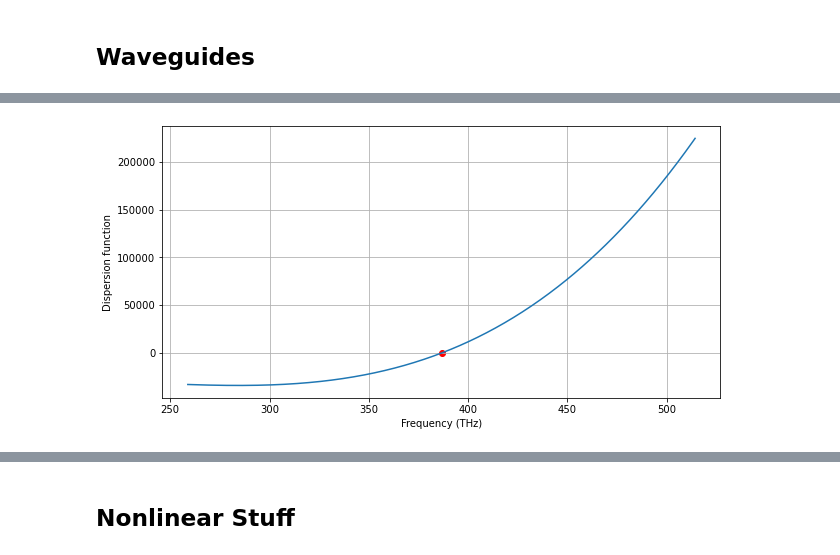
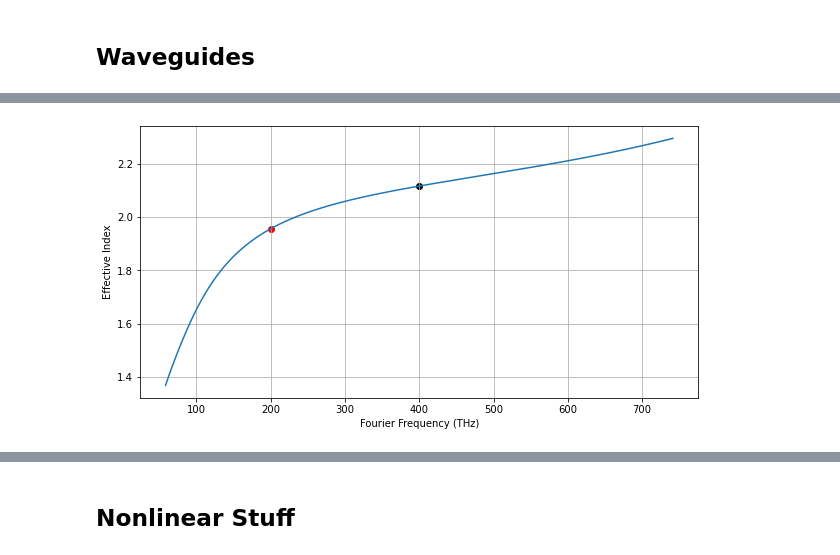
Before and after one commit to ledezmaluism/snow, a Jupyter notebook: Notebooks/SCG_2.ipynb, the cells around one changed output, grey strips where cells are left out. Saved outputs shown, nothing was run; the diff lists cells and outputs as text; code cells hidden in the pictures.

```diff
--- a/Notebooks/SCG_2.ipynb
+++ b/Notebooks/SCG_2.ipynb
@@ -221,15 +144,34 @@ Central Frequency = 386.829 THz
-# %%
-beta_2 = 2*pi*f_2*neff_2/c
-beta_2_0 = 2*pi*f0_2*n0_2/c
-
-K2 = beta_2 - beta_2_0 - 2*pi*f/vref
-
-plt.plot(f_2*1e-12, K2)
-plt.scatter(f0_2*1e-12, K2[n0_index_2], c='r');
-plt.xlabel('Frequency (THz)');
-plt.ylabel('Dispersion function');
-plt.grid()
-
-# D2 = np.exp(1j*K2)
-# %% [output]
-[figure, removed]
+# %%
+def get_waveguide_dispersion():
+    #Waveguide geometry
+    etch = 0.35
+    hridge = 0.7
+    hslab = hridge - etch
+    wridge = 1.5
+
+    #Effective index calculation
+    neff = np.zeros(f.shape)
+    for kf in range(f.size):
+        freq = f[kf] + f_ref
+        wl = c/freq*1e6 #Wavelength in microns
+
+        #Material properties (frequency dependent)
+        n0 = 1
+        nLN = materials.refractive_index('LN_MgO_e', wl)
+        nSiO2 = materials.refractive_index('SiO2', wl)
+
+        neff[kf] = waveguides.neff_ridge(wl, nridge=nLN, nbox=nSiO2, nclad=n0, w=wridge, h=hridge, hslab=hslab)
+
+    return neff
+
+neff = get_waveguide_dispersion()
+# %%
+plt.rcParams['figure.figsize'] = [10, 5]
+plt.plot(fftshift(f+f_ref)*1e-12, fftshift(neff));
+plt.scatter((f[0]+f_ref)*1e-12, neff[0], c='k');
+plt.scatter((f[f0_index]+f_ref)*1e-12, neff[f0_index], c='r');
+plt.xlabel('Fourier Frequency (THz)');
+plt.ylabel('Effective Index');
+plt.grid(True)
+# %% [output]
+[figure, added]
```
Also changed, not shown: parts of 38 cells of this notebook.
